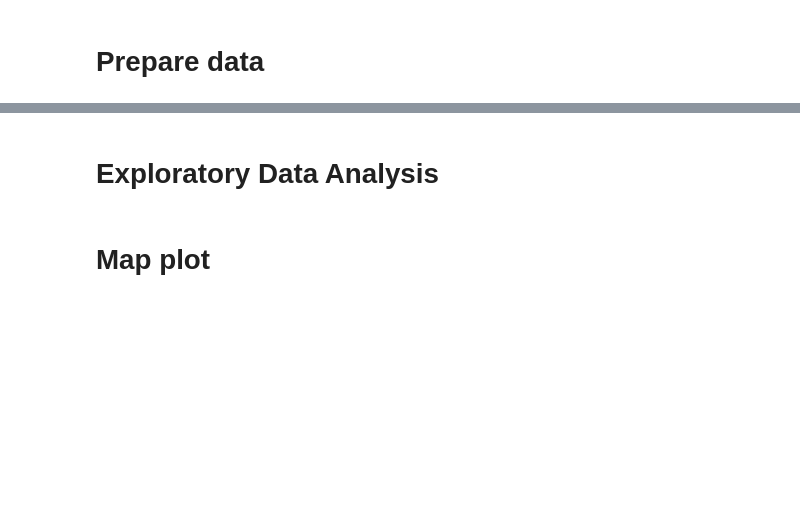
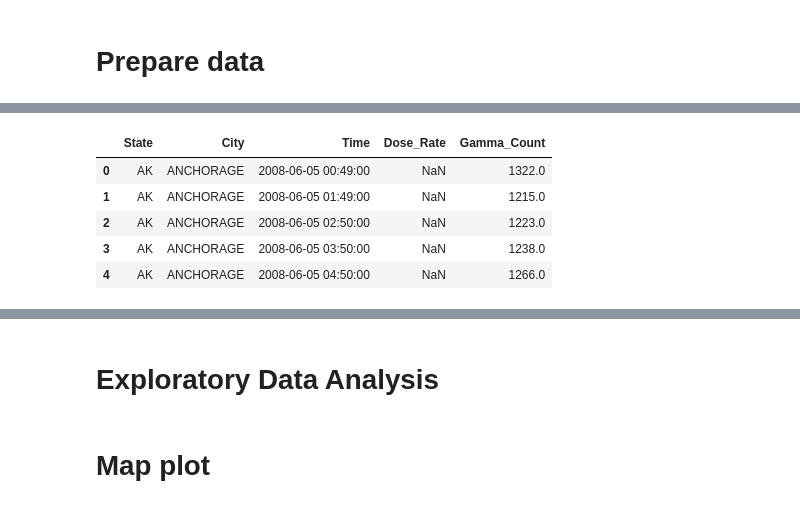
Before and after one commit to raulgiovannymartinez/Data-Visualization-DSE241, a Jupyter notebook: Final Project/Jupyter Notebooks/Dashboard plots.ipynb, the cells around one changed output, grey strips where cells are left out. Saved outputs shown, nothing was run; the diff lists cells and outputs as text; code cells hidden in the pictures; blank space fills up the shorter version.

```diff
--- a/Final Project/Jupyter Notebooks/Dashboard plots.ipynb
+++ b/Final Project/Jupyter Notebooks/Dashboard plots.ipynb
@@ -19,2 +21,11 @@ coordinates = pd.read_csv(path.abspath('../dash_plotly_code/data/cities_coord_ti
+# %%
+data.head()
+# %% [output]
+|  | State | City | Time | Dose_Rate | Gamma_Count |
+| 0 | AK | ANCHORAGE | 2008-06-05 00:49:00 | NaN | 1322.0 |
+| 1 | AK | ANCHORAGE | 2008-06-05 01:49:00 | NaN | 1215.0 |
+| 2 | AK | ANCHORAGE | 2008-06-05 02:50:00 | NaN | 1223.0 |
+| 3 | AK | ANCHORAGE | 2008-06-05 03:50:00 | NaN | 1238.0 |
+| 4 | AK | ANCHORAGE | 2008-06-05 04:50:00 | NaN | 1266.0 |
 # %%
 data.nunique()
```
Also changed, not shown: parts of 22 cells of this notebook, 8 other files.
